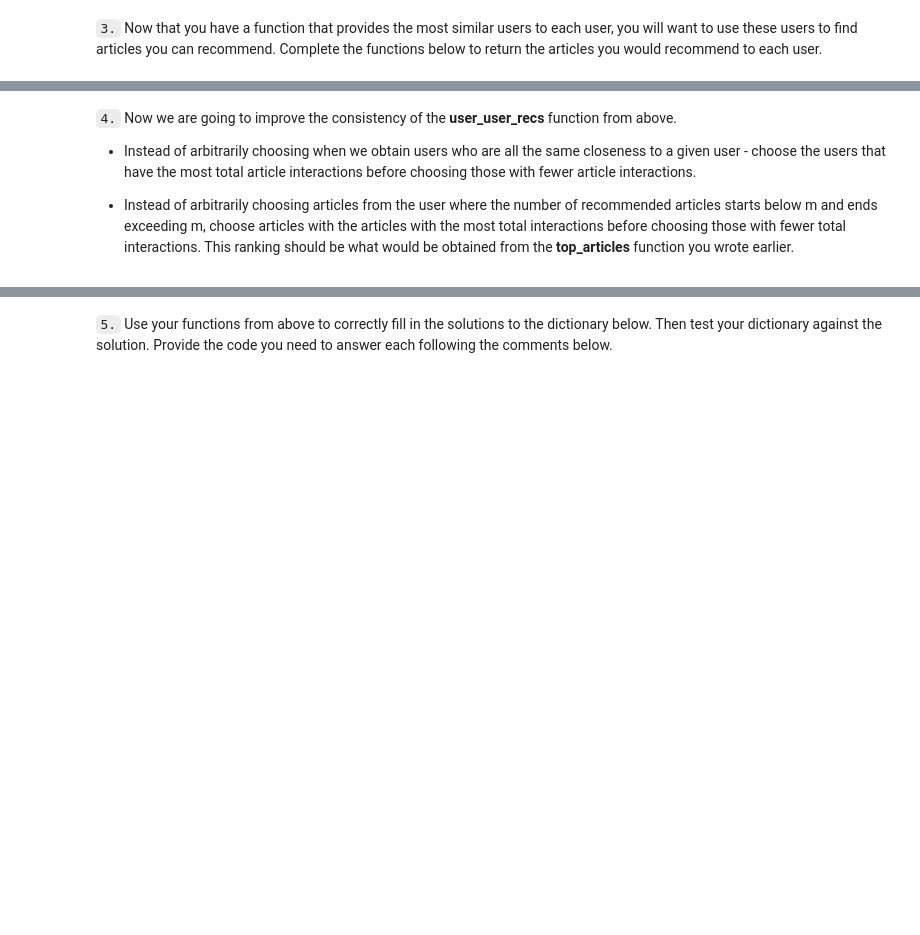
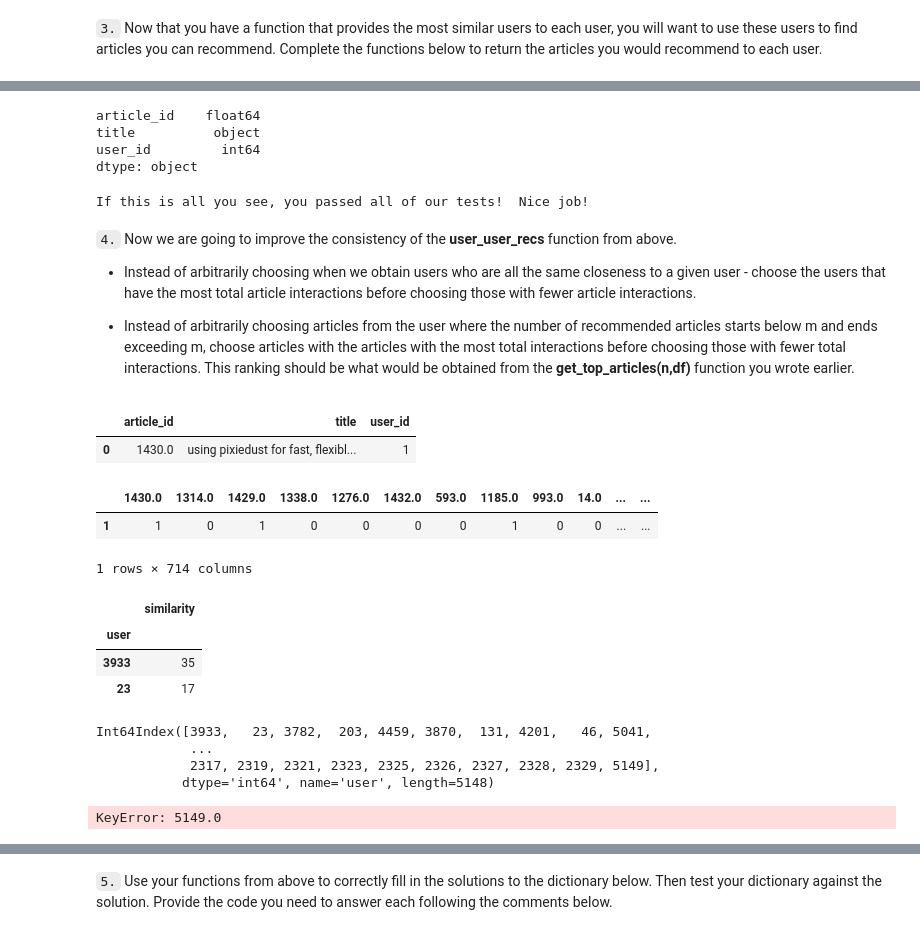
Before and after one commit to bdfaus/Recommendations-with-IBM, a Jupyter notebook: Recommendations_with_IBM.ipynb, the cells around one changed output, grey strips where cells are left out. Cells and saved outputs as stored; diff of their text form; code cells hidden in the pictures; blank space fills up the shorter version.

```diff
--- a/Recommendations_with_IBM.ipynb
+++ b/Recommendations_with_IBM.ipynb
@@ -553,16 +779,65 @@ get_article_names(user_user_recs(1, 10)) # Return 10 recommendations for user 1
+# %%
+df.dtypes
+# %% [output]
+article_id    float64
+title          object
+user_id         int64
+dtype: object
 # %%
 # Test your functions here - No need to change this code - just run this cell
 assert set(get_article_names(['1024.0', '1176.0', '1305.0', '1314.0', '1422.0', '1427.0'])) == set(['using deep learning to reconstruct high-resolution audio', 'build a python app on the streaming analytics service', 'gosales transactions for naive bayes model', 'healthcare python streaming application demo', 'use r dataframes & ibm watson natural language understanding', 'use xgboost, scikit-learn & ibm watson machine learning apis']), "Oops! Your the get_article_names function doesn't work quite how we expect."
 assert set(get_article_names(['1320.0', '232.0', '844.0'])) == set(['housing (2015): united states demographic measures','self-service data preparation with ibm data refinery','use the cloudant-spark connector in python notebook']), "Oops! Your the get_article_names function doesn't work quite how we expect."
-assert set(get_user_articles(20)[0]) == set(['1320.0', '232.0', '844.0'])
+#error-test 1 in line below--edited
+assert set(get_user_articles(20)[0]) == set([1320.0, 232.0, 844.0]) # <-- made set contents float, rather than string
 assert set(get_user_articles(20)[1]) == set(['housing (2015): united states demographic measures', 'self-service data preparation with ibm data refinery','use the cloudant-spark connector in python notebook'])
-assert set(get_user_articles(2)[0]) == set(['1024.0', '1176.0', '1305.0', '1314.0', '1422.0', '1427.0'])
+#error-test 2 in line below--left unchanged
+# assert set(get_user_articles(2)[0]) == set(['1024.0', '1176.0', '1305.0', '1314.0', '1422.0', '1427.0']) # <--left floats
 assert set(get_user_articles(2)[1]) == set(['using deep learning to reconstruct high-resolution audio', 'build a python app on the streaming analytics service', 'gosales transactions for naive bayes model', 'healthcare python streaming application demo', 'use r dataframes & ibm watson natural language understanding', 'use xgboost, scikit-learn & ibm watson machine learning apis'])
 print("If this is all you see, you passed all of our tests!  Nice job!")
+# %% [output]
+If this is all you see, you passed all of our tests!  Nice job!
 # %% [markdown]
 `4.` Now we are going to improve the consistency of the **user_user_recs** function from above.
 
 * Instead of arbitrarily choosing when we obtain users who are all the same closeness to a given user - choose the users that have the most total article interactions before choosing those with fewer article interactions.
 
 
-* Instead of arbitrarily choosing articles from the user where the number of recommended articles starts below m and ends exceeding m, choose articles with the articles with the most total interactions before choosing those with fewer total interactions. This ranking should be  what would be obtained from the **top_articles** function you wrote earlier.
+* Instead of arbitrarily choosing articles from the user where the number of recommended articles starts below m and ends exceeding m, choose articles with the articles with the most total interactions before choosing those with fewer total interactions. This ranking should be  what would be obtained from the **get_top_articles(n,df)** function you wrote earlier.
+# %%
+df.head(1)
+# %% [output]
+|  | article_id | title | user_id |
+| 0 | 1430.0 | using pixiedust for fast, flexibl... | 1 |
+# %%
+user_item.head(1)
+# %% [output]
+|  | 1430.0 | 1314.0 | 1429.0 | 1338.0 | 1276.0 | 1432.0 | 593.0 | 1185.0 | 993.0 | 14.0 | ... | ... |
+| 1 | 1 | 0 | 1 | 0 | 0 | 0 | 0 | 1 | 0 | 0 | ... | ... |
+1 rows × 714 columns
+# %%
+find_similar_users(1,show_similarity_df=True).head(2)
+# %% [output]
+|  | similarity |
+| user |  |
+| 3933 | 35 |
+| 23 | 17 |
+# %%
+#test code for creating np array of user interactions using created similarity rankings
+test = find_similar_users(1,user_item,show_similarity_df=True)
+print(test.index)
+# interactions = []
+# for user in test.index:
+#     user_arts = user_item.iloc[user].sum()
+#     print(user_arts)
+#     interactions.append(user_arts)
+# interactions = np.array(interactions)
+# print(interactions)
+# %% [output]
+Int64Index([3933,   23, 3782,  203, 4459, 3870,  131, 4201,   46, 5041,
+            ...
+            2317, 2319, 2321, 2323, 2325, 2326, 2327, 2328, 2329, 5149],
+           dtype='int64', name='user', length=5148)
+# %%
+user_item[user_item.index[-1]]
+# %% [output]
+KeyError: 5149.0
```
Also changed, not shown: parts of 36 cells of this notebook.
